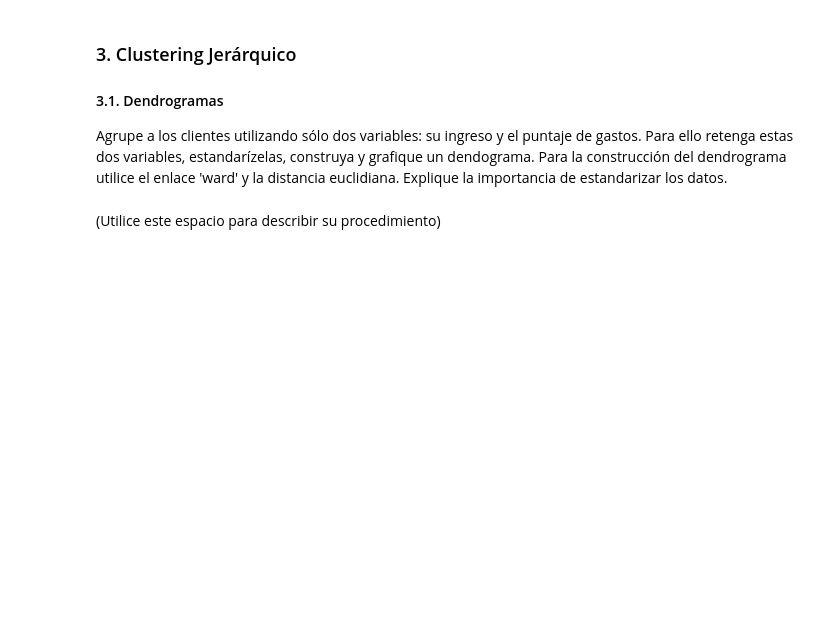
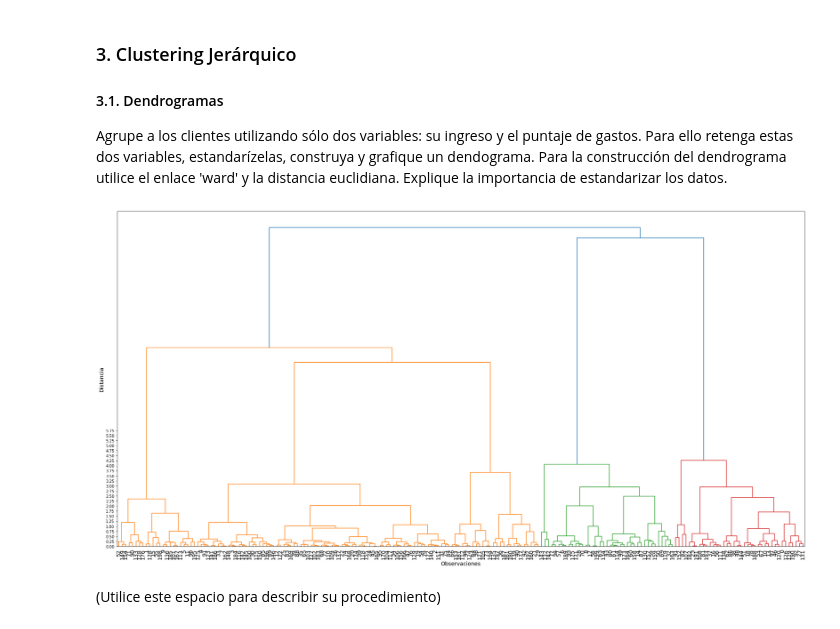
Before and after one commit to jddiaze/AprendizajeNoSupervisado, a Jupyter notebook: Semana4/S4_LC_Taller_Jerarquico_DBSCAN.ipynb, the cells around one changed output. Cells and saved outputs as stored; diff of their text form; code cells hidden in the pictures; blank space fills up the shorter version.

```diff
--- a/Semana4/S4_LC_Taller_Jerarquico_DBSCAN.ipynb
+++ b/Semana4/S4_LC_Taller_Jerarquico_DBSCAN.ipynb
@@ -237,3 +235,38 @@ Agrupe a los clientes utilizando sólo dos variables: su ingreso y el puntaje de
+# %%
+# Utilice este espacio para escribir el código.
+
+## Se cargan las librerias necesarias
+from scipy.spatial.distance import pdist
+from scipy.cluster.hierarchy import linkage, fcluster
+from sklearn.preprocessing import StandardScaler
+
+## Se estandarizan las variables Ingreso y Puntaje_gasto
+
+scaler = StandardScaler()
+scaled_data = scaler.fit_transform(df[['Ingreso', 'Puntaje_Gasto']])
+
+## Se eleccionan en X
+X = scaled_data
+
+
+## Se procede a usar ward y la distancia ecludiana
+
+dist = pdist(X, metric='euclidean')
+Z = linkage(dist, method='ward')
+
+## Se procede a gráficar
+
+import matplotlib.pyplot as plt
+from scipy.cluster.hierarchy import dendrogram
+
+fig, ax = plt.subplots(figsize=(32, 16))
+d = dendrogram(Z, show_leaf_counts=True, leaf_font_size=14, ax=ax)
+ax.set_xlabel('Observaciones', fontsize=14)
+ax.set_yticks(np.arange(0, 6, 0.25))
+ax.set_ylabel('Distancia', fontsize=14)
+plt.show()
+# %% [output]
+[figure, added]
 # %% [markdown]
 (Utilice este espacio para describir su procedimiento)
 # %% [markdown]
```
Also changed, not shown: parts of 3 cells of this notebook.
